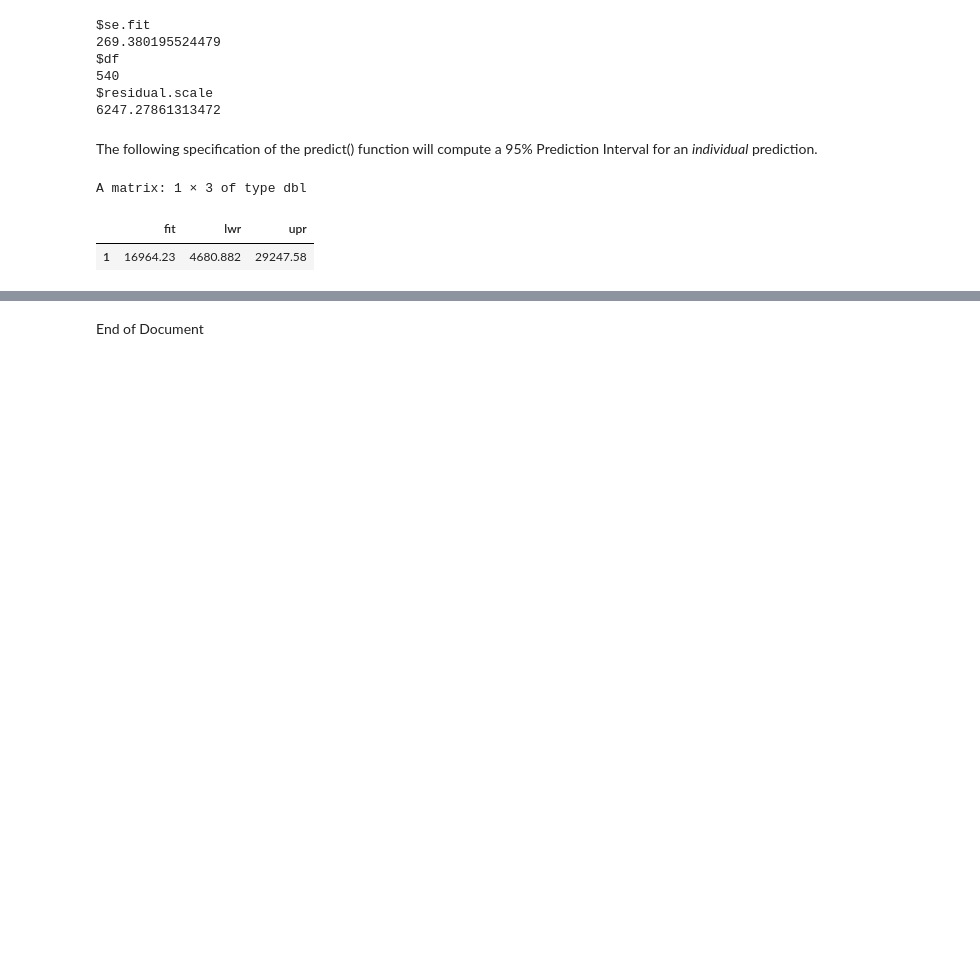
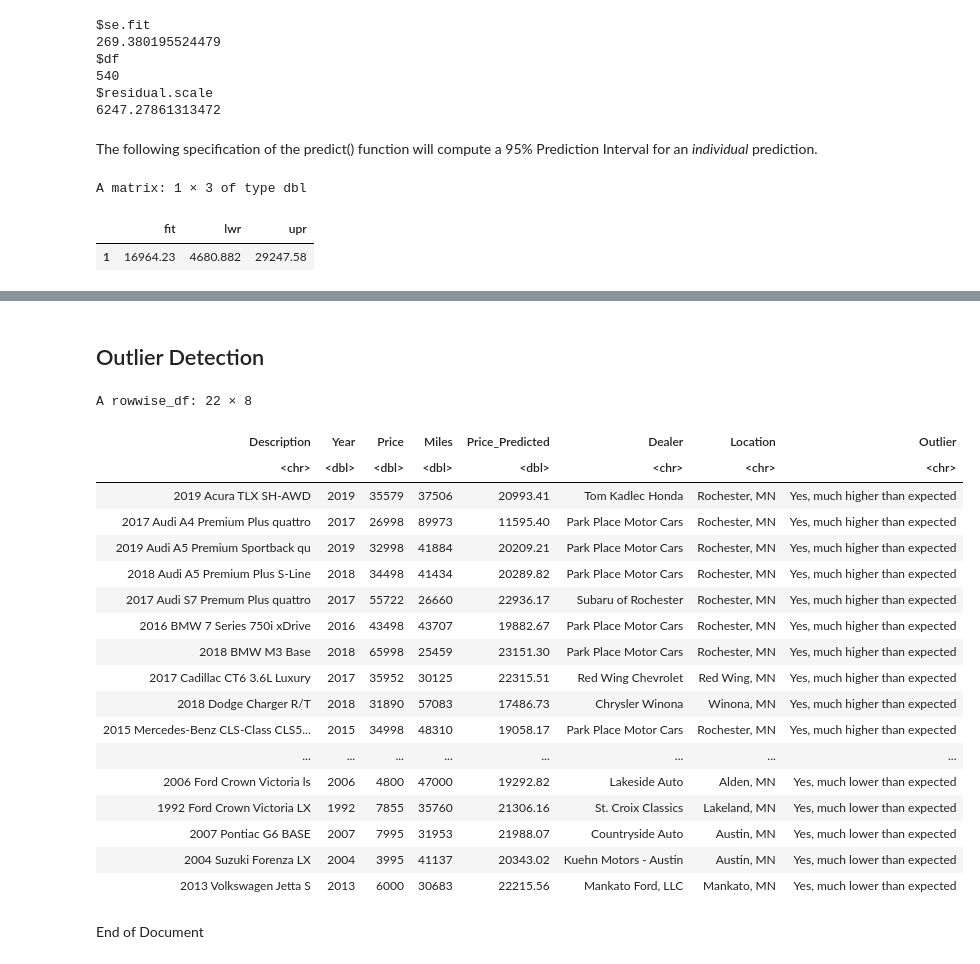
Before and after one commit to christophermalone/stat360, a Jupyter notebook: Handout6_Predictions_CIs_PIs.ipynb, the cells around one changed output, grey strips where cells are left out. Drawn from its saved outputs; the diff is of its cells as text; code cells hidden in the pictures; blank space fills up the shorter version.

```diff
--- a/Handout6_Predictions_CIs_PIs.ipynb
+++ b/Handout6_Predictions_CIs_PIs.ipynb
@@ -261,2 +315,41 @@ A matrix: 1 × 3 of type dbl
+# %% [markdown]
+## Outlier Detection
+# %%
+#@title Get the vehicles that are outliers
+
+#Identify the outliers on the low/high side for price
+Outliers <- (FindCars_CarsOnly_withPredictions
+                %>% mutate(Outlier = case_when(
+                                                Price < Price_LowerPI ~ "Yes, much lower than expected",
+                                                Price > Price_UpperPI ~ "Yes, much higher than expected",
+                                                TRUE ~ "No"
+                                              )
+                          )
+                %>% select(Description, Year, Price, Miles, Price_Predicted, Dealer, Location, Outlier)
+                %>% filter(str_detect(Outlier, "Yes"))  # str_detect looks for keyword in a string
+                %>% arrange(Outlier)  # used to sort a data.frame by a particular column
+            )
+#Print out the outliers
+Outliers
+# %% [output]
+A rowwise_df: 22 × 8
+| Description | Year | Price | Miles | Price_Predicted | Dealer | Location | Outlier |
+| <chr> | <dbl> | <dbl> | <dbl> | <dbl> | <chr> | <chr> | <chr> |
+| 2019 Acura TLX SH-AWD | 2019 | 35579 | 37506 | 20993.41 | Tom Kadlec Honda | Rochester, MN | Yes, much higher than expected |
+| 2017 Audi A4 Premium Plus quattro | 2017 | 26998 | 89973 | 11595.40 | Park Place Motor Cars | Rochester, MN | Yes, much higher than expected |
+| 2019 Audi A5 Premium Sportback qu | 2019 | 32998 | 41884 | 20209.21 | Park Place Motor Cars | Rochester, MN | Yes, much higher than expected |
+| 2018 Audi A5 Premium Plus S-Line | 2018 | 34498 | 41434 | 20289.82 | Park Place Motor Cars | Rochester, MN | Yes, much higher than expected |
+| 2017 Audi S7 Premum Plus quattro | 2017 | 55722 | 26660 | 22936.17 | Subaru of Rochester | Rochester, MN | Yes, much higher than expected |
+| 2016 BMW 7 Series 750i xDrive | 2016 | 43498 | 43707 | 19882.67 | Park Place Motor Cars | Rochester, MN | Yes, much higher than expected |
+| 2018 BMW M3 Base | 2018 | 65998 | 25459 | 23151.30 | Park Place Motor Cars | Rochester, MN | Yes, much higher than expected |
+| 2017 Cadillac CT6 3.6L Luxury | 2017 | 35952 | 30125 | 22315.51 | Red Wing Chevrolet | Red Wing, MN | Yes, much higher than expected |
+| 2018 Dodge Charger R/T | 2018 | 31890 | 57083 | 17486.73 | Chrysler Winona | Winona, MN | Yes, much higher than expected |
+| 2015 Mercedes-Benz CLS-Class CLS5... | 2015 | 34998 | 48310 | 19058.17 | Park Place Motor Cars | Rochester, MN | Yes, much higher than expected |
+| ... | ... | ... | ... | ... | ... | ... | ... |
+| 2006 Ford Crown Victoria ls | 2006 | 4800 | 47000 | 19292.82 | Lakeside Auto | Alden, MN | Yes, much lower than expected |
+| 1992 Ford Crown Victoria LX | 1992 | 7855 | 35760 | 21306.16 | St. Croix Classics | Lakeland, MN | Yes, much lower than expected |
+| 2007 Pontiac G6 BASE | 2007 | 7995 | 31953 | 21988.07 | Countryside Auto | Austin, MN | Yes, much lower than expected |
+| 2004 Suzuki Forenza LX | 2004 | 3995 | 41137 | 20343.02 | Kuehn Motors - Austin | Austin, MN | Yes, much lower than expected |
+| 2013 Volkswagen Jetta S | 2013 | 6000 | 30683 | 22215.56 | Mankato Ford, LLC | Mankato, MN | Yes, much lower than expected |
 # %% [markdown]
 End of Document
```
Also changed, not shown: parts of 7 cells of this notebook.
